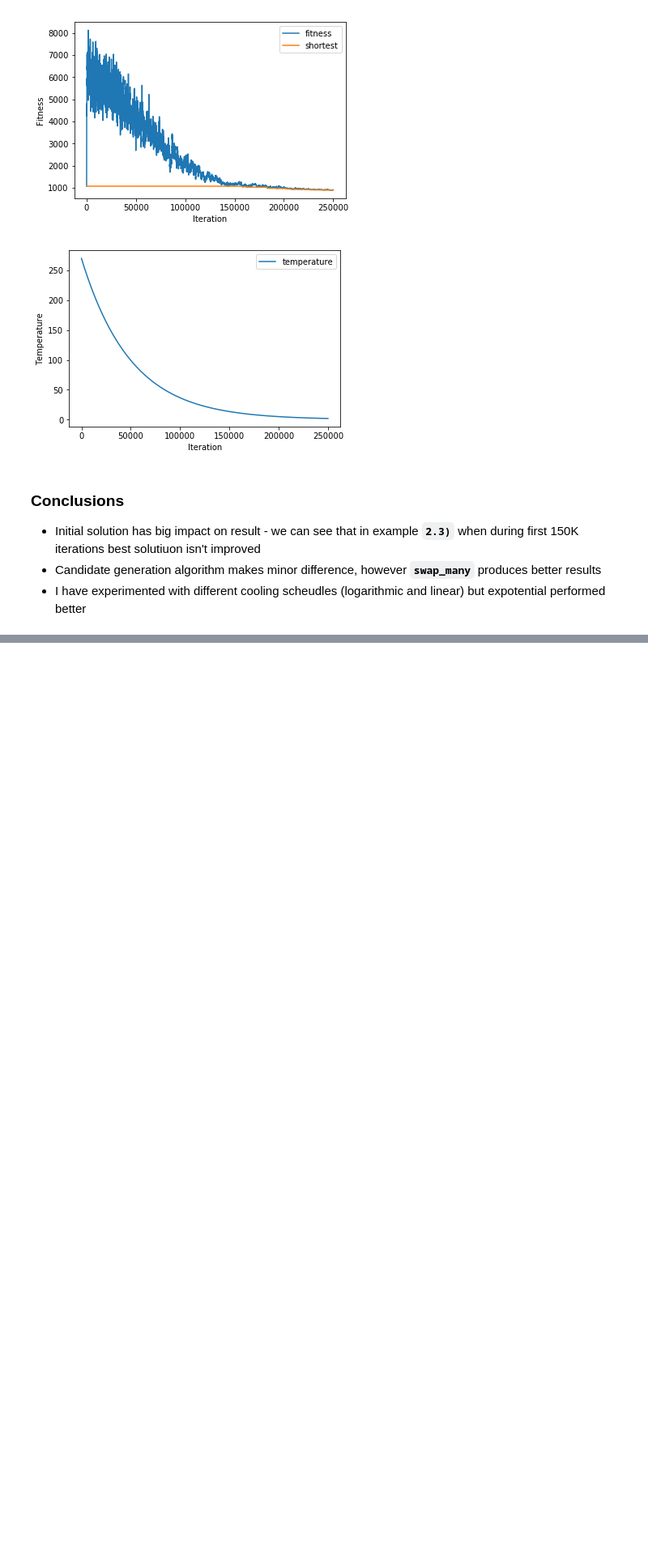
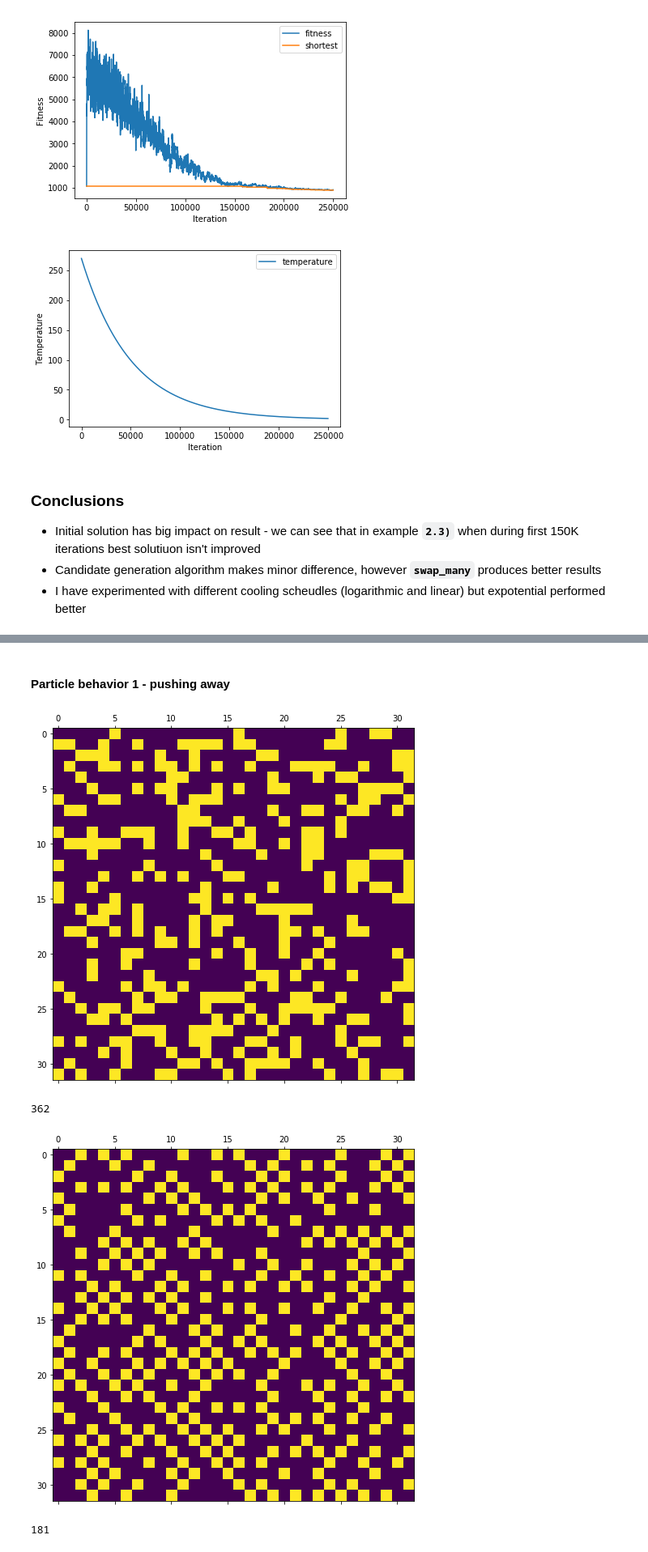
Before and after one commit to jasieksz/mownit, a Jupyter notebook: lab4/simulated_annealing_ex/lab4_sprawozdanie.ipynb, the cells around one changed output, grey strips where cells are left out. Shown at 81% size. Cells and saved outputs as stored; diff of their text form; code cells hidden in the pictures; blank space fills up the shorter version.

```diff
--- a/lab4/simulated_annealing_ex/lab4_sprawozdanie.ipynb
+++ b/lab4/simulated_annealing_ex/lab4_sprawozdanie.ipynb
@@ -231,2 +250,24 @@ Best solution
 # %%
 from binImage import *
+# %% [markdown]
+#### Particle behavior 1 - pushing away
+# %%
+n1 = [(1, 0), (-1, 0), (0, 1), (0, -1)]
+n2 = [(1, 0), (-1, 0), (0, 1), (0, -1), (1, 1), (1, -1), (-1, -1), (-1, 1)]
+
+bim = BinImage(n=32, density=0.3, neighbours=n1, t=64, stop_t=0.000001, stop_i=25000, alpha=0.9995)
+bim.anneal()
+
+plot_image(bim.initI, 8)
+print(bim.initE)
+
+plot_image(bim.bestI, 8)
+print(bim.bestE)
+
+bim.plot_learning()
+bim.plot_temp()
+# %% [output]
+[figure, added]
+362
+[figure, added]
+181
```
Also changed, not shown: parts of 16 cells of this notebook, 1 other file.
